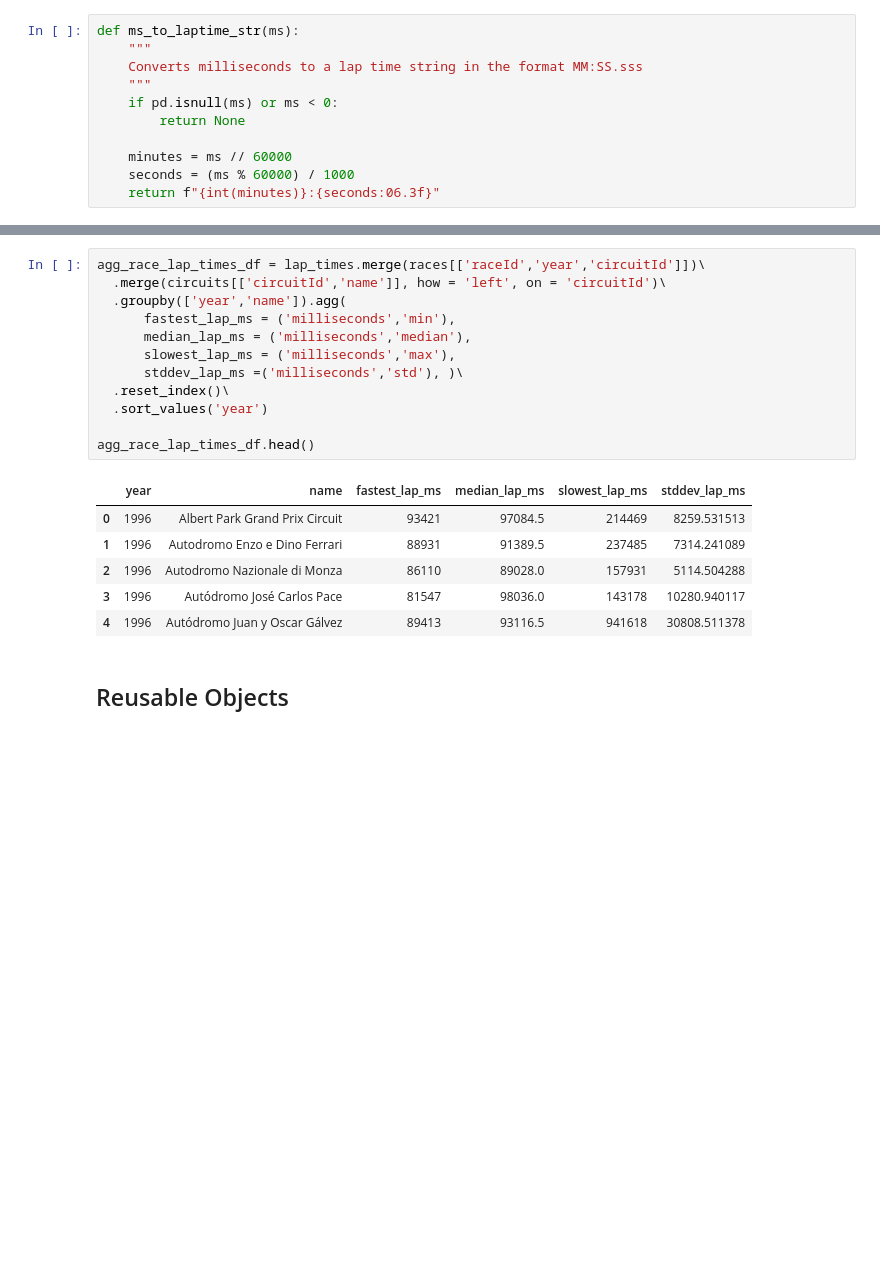
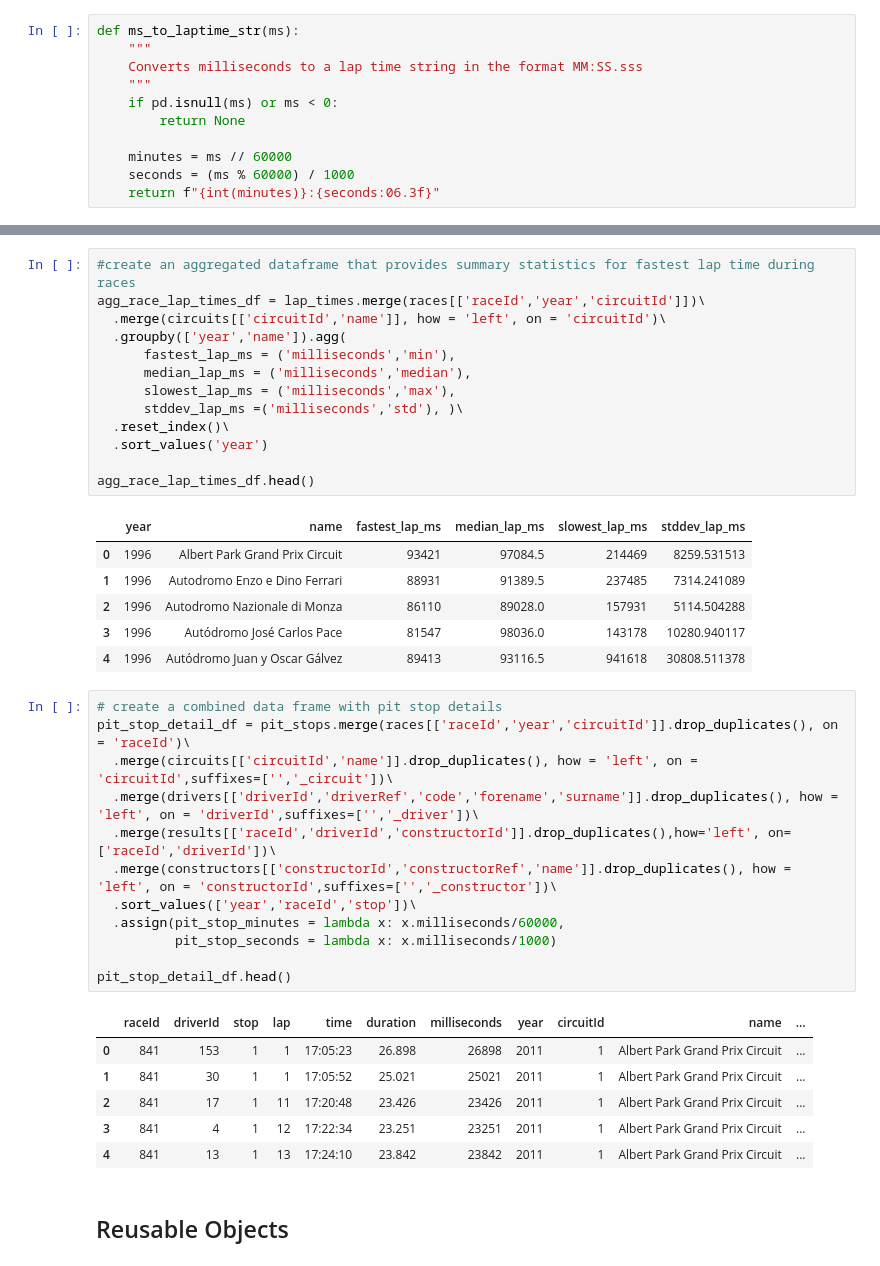
Before and after one commit to davidgoins236/data_viz_final_project, a Jupyter notebook: data_viz_final_project.ipynb, the cells around one changed output, grey strips where cells are left out. Drawn from its saved outputs; the diff is of its cells as text; blank space fills up the shorter version.

```diff
--- a/data_viz_final_project.ipynb
+++ b/data_viz_final_project.ipynb
@@ -100,4 +97,5 @@ combined_results_df.describe()
 # %%
+#create an aggregated dataframe that provides summary statistics for fastest lap time during races
 agg_race_lap_times_df = lap_times.merge(races[['raceId','year','circuitId']])\
   .merge(circuits[['circuitId','name']], how = 'left', on = 'circuitId')\
   .groupby(['year','name']).agg(
@@ -116,6 +114,25 @@ agg_race_lap_times_df.head()
 | 2 | 1996 | Autodromo Nazionale di Monza | 86110 | 89028.0 | 157931 | 5114.504288 |
 | 3 | 1996 | Autódromo José Carlos Pace | 81547 | 98036.0 | 143178 | 10280.940117 |
 | 4 | 1996 | Autódromo Juan y Oscar Gálvez | 89413 | 93116.5 | 941618 | 30808.511378 |
+# %%
+# create a combined data frame with pit stop details
+pit_stop_detail_df = pit_stops.merge(races[['raceId','year','circuitId']].drop_duplicates(), on = 'raceId')\
+  .merge(circuits[['circuitId','name']].drop_duplicates(), how = 'left', on = 'circuitId',suffixes=['','_circuit'])\
+  .merge(drivers[['driverId','driverRef','code','forename','surname']].drop_duplicates(), how = 'left', on = 'driverId',suffixes=['','_driver'])\
+  .merge(results[['raceId','driverId','constructorId']].drop_duplicates(),how='left', on=['raceId','driverId'])\
+  .merge(constructors[['constructorId','constructorRef','name']].drop_duplicates(), how = 'left', on = 'constructorId',suffixes=['','_constructor'])\
+  .sort_values(['year','raceId','stop'])\
+  .assign(pit_stop_minutes = lambda x: x.milliseconds/60000,
+          pit_stop_seconds = lambda x: x.milliseconds/1000)
+
+pit_stop_detail_df.head()
+# %% [output]
+|  | raceId | driverId | stop | lap | time | duration | milliseconds | year | circuitId | name | ... |
+| 0 | 841 | 153 | 1 | 1 | 17:05:23 | 26.898 | 26898 | 2011 | 1 | Albert Park Grand Prix Circuit | ... |
+| 1 | 841 | 30 | 1 | 1 | 17:05:52 | 25.021 | 25021 | 2011 | 1 | Albert Park Grand Prix Circuit | ... |
+| 2 | 841 | 17 | 1 | 11 | 17:20:48 | 23.426 | 23426 | 2011 | 1 | Albert Park Grand Prix Circuit | ... |
+| 3 | 841 | 4 | 1 | 12 | 17:22:34 | 23.251 | 23251 | 2011 | 1 | Albert Park Grand Prix Circuit | ... |
+| 4 | 841 | 13 | 1 | 13 | 17:24:10 | 23.842 | 23842 | 2011 | 1 | Albert Park Grand Prix Circuit | ... |
 # %% [markdown]
 ## Reusable Objects
 # %%
```
Also changed, not shown: parts of 13 cells of this notebook.
